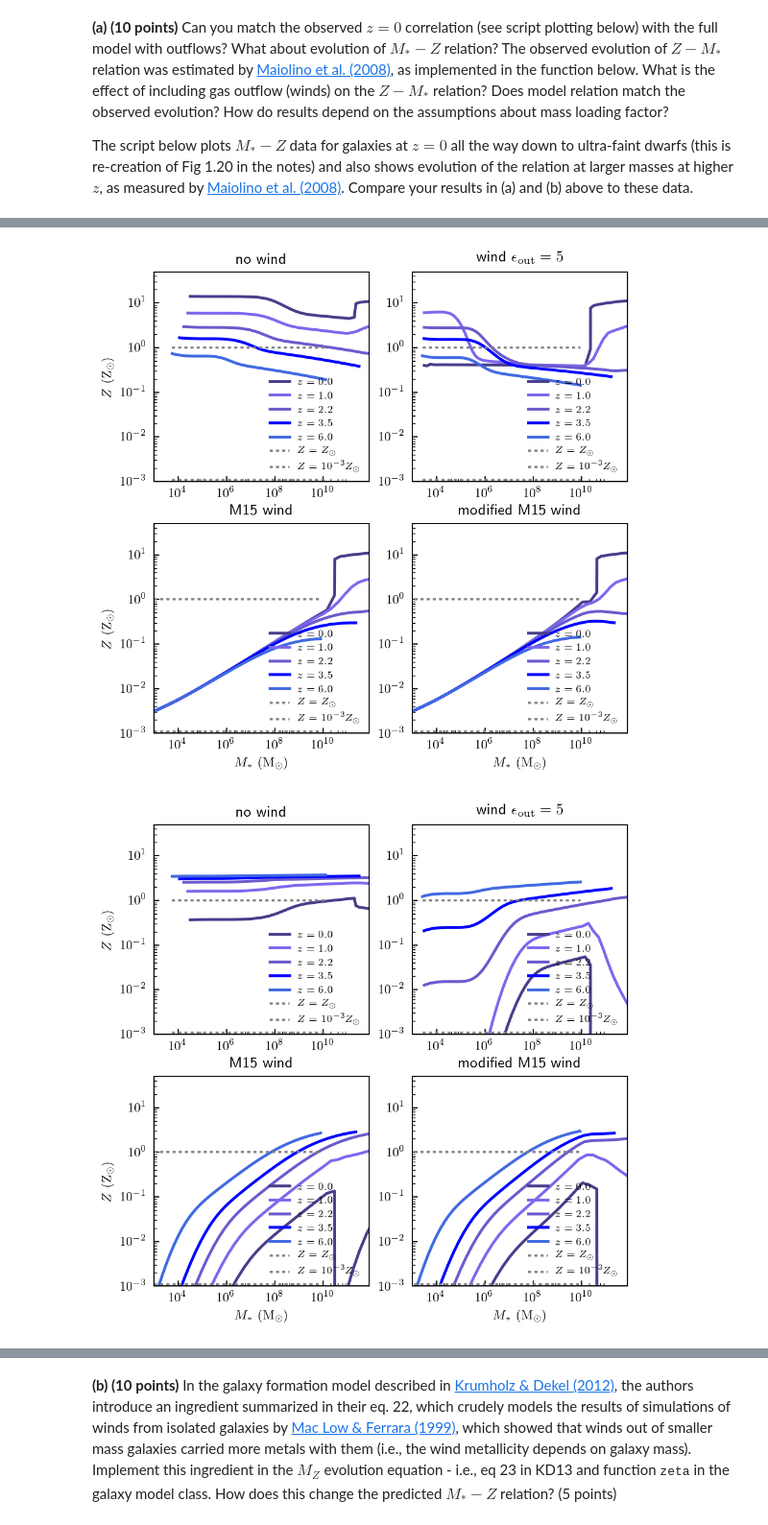
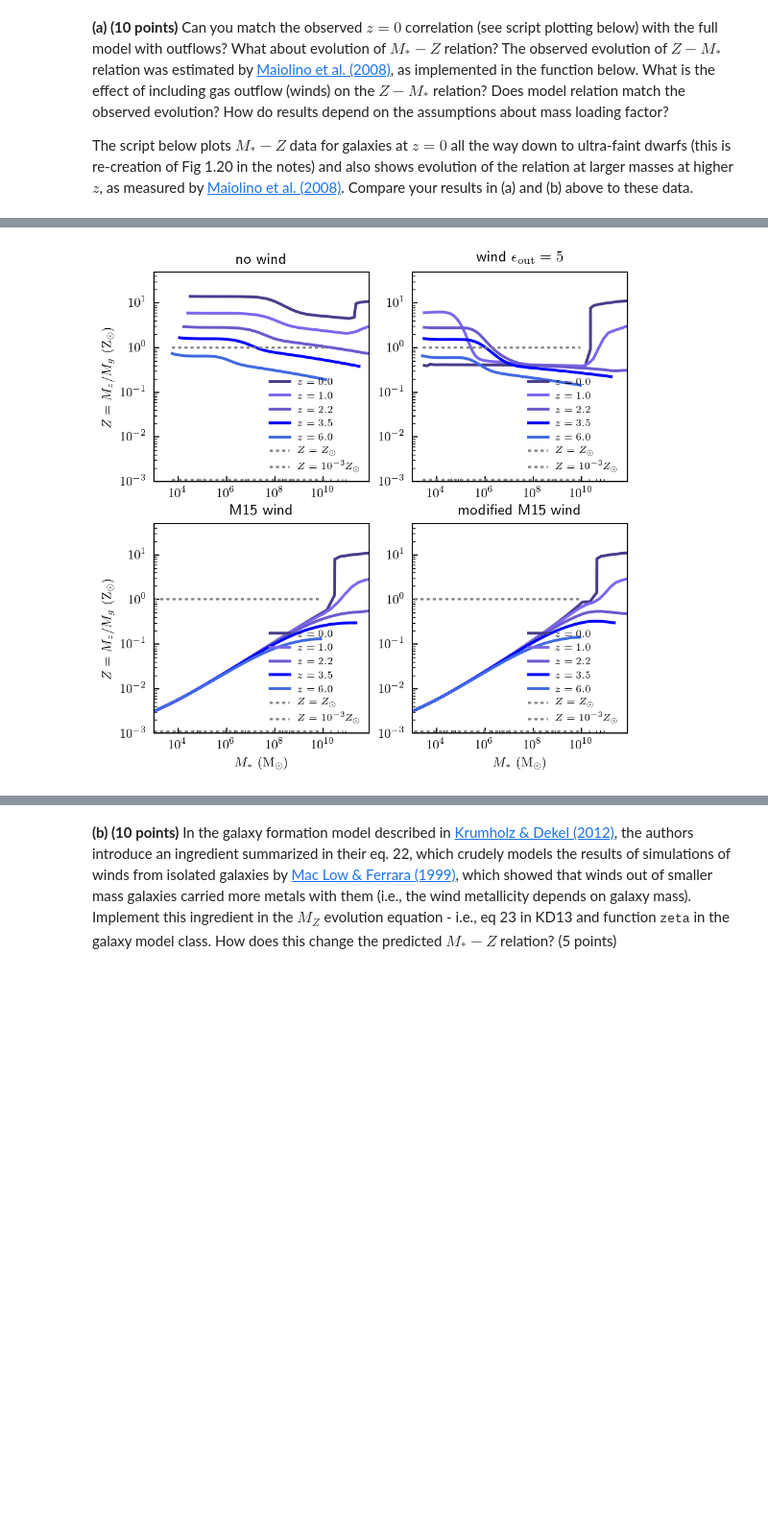
Before and after one commit to tjhoyt/galaxies_hw, a Jupyter notebook: hw6_hoyt_taylor.ipynb, the cells around one changed output, grey strips where cells are left out. Shown at 96% size. Cells and saved outputs as stored; diff of their text form; code cells hidden in the pictures; blank space fills up the shorter version.

```diff
--- a/hw6_hoyt_taylor.ipynb
+++ b/hw6_hoyt_taylor.ipynb
@@ -828,72 +948,33 @@ fig, axs = plt.subplots(2, 2, figsize=(6, 6))
 zplot = np.array([0., 1.0, 2.2, 3.5, 6.0])
 zcolors = np.array(['darkslateblue', 'mediumslateblue', 'slateblue', 'blue', 'royalblue'])
 titles = [r'no wind', r'wind $\epsilon_{\rm out}=5$', r'M15 wind', r'modified M15 wind']
-models = ['constload_0.0','constload_5.0','Muratov15_3.6', 'Muratov15mod_3.6']
 
 
 xlabel = r'$M_{{*}}\ \rm (M_\odot)$'
-ylabel = r'$Z\ \rm (Z_\odot)$'
+ylabel = r'$Z = M_z/M_g\ \rm (Z_\odot)$'
 xlims = [1.e3, 8.e11]
 ylims = [1.e-3,  50.]
-for ip, model in enumerate(models):
+for ip, model in enumerate(windmodels):
     axd = axs.flatten()[ip]
     if ip > 1:
         axd.set_xlabel(xlabel)
     if ip == 0 or ip == 2:
         axd.set_ylabel(ylabel)
     axd.set_xlim(xlims)
     axd.set_ylim(ylims)
     axd.set_xscale('log')
     axd.set_yscale('log')
     if ip == 3:
         legend = True
     else:
         legend = False
     axd.set_title(titles[ip])
 
     windDict[model].plot_ZgMs_evo(axd, zplot, zcolors)
     #axd.legend()
 
 #plt.savefig(savefig, bbox_inches='tight')
 
 fig.show()
-
-
-
-### Plot the galaxy model evolution of Zs-M*
-fig, axs = plt.subplots(2, 2, figsize=(6, 6))
-zplot = np.array([0., 1.0, 2.2, 3.5, 6.0])
-zcolors = np.array(['darkslateblue', 'mediumslateblue', 'slateblue', 'blue', 'royalblue'])
-titles = [r'no wind', r'wind $\epsilon_{\rm out}=5$', r'M15 wind', r'modified M15 wind']
-models = ['constload_0.0','constload_5.0','Muratov15_3.6', 'Muratov15mod_3.6']
-
-
-xlabel = r'$M_{{*}}\ \rm (M_\odot)$'
-ylabel = r'$Z\ \rm (Z_\odot)$'
-xlims = [1.e3, 8.e11]
-ylims = [1.e-3,  50.]
-for ip, model in enumerate(models):
-    axd = axs.flatten()[ip]
-    if ip > 1:
-        axd.set_xlabel(xlabel)
-    if ip == 0 or ip == 2:
-        axd.set_ylabel(ylabel)
-    axd.set_xlim(xlims)
-    axd.set_ylim(ylims)
-    axd.set_xscale('log')
-    axd.set_yscale('log')
-    if ip == 3:
-        legend = True
-    else:
-        legend = False
-    axd.set_title(titles[ip])
-
-    windDict[model].plot_ZsMs_evo(axd, zplot, zcolors)
-    #axd.legend()
-
-#plt.savefig(savefig, bbox_inches='tight')
-
-fig.show()
 # %% [output]
-[figure, old version]
+[figure, new version]
-[figure, removed]
```
Also changed, not shown: parts of 17 cells of this notebook.
